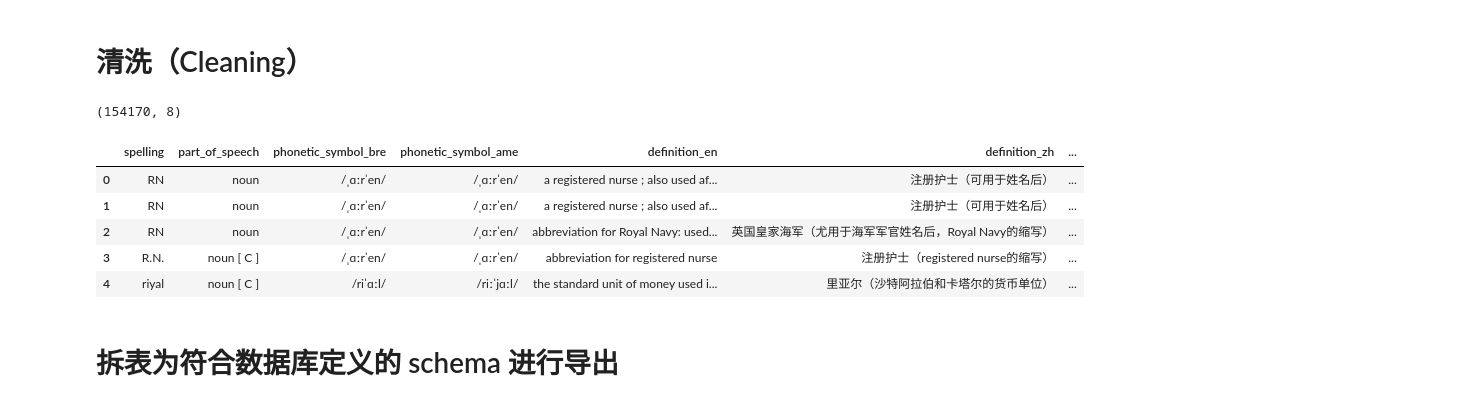
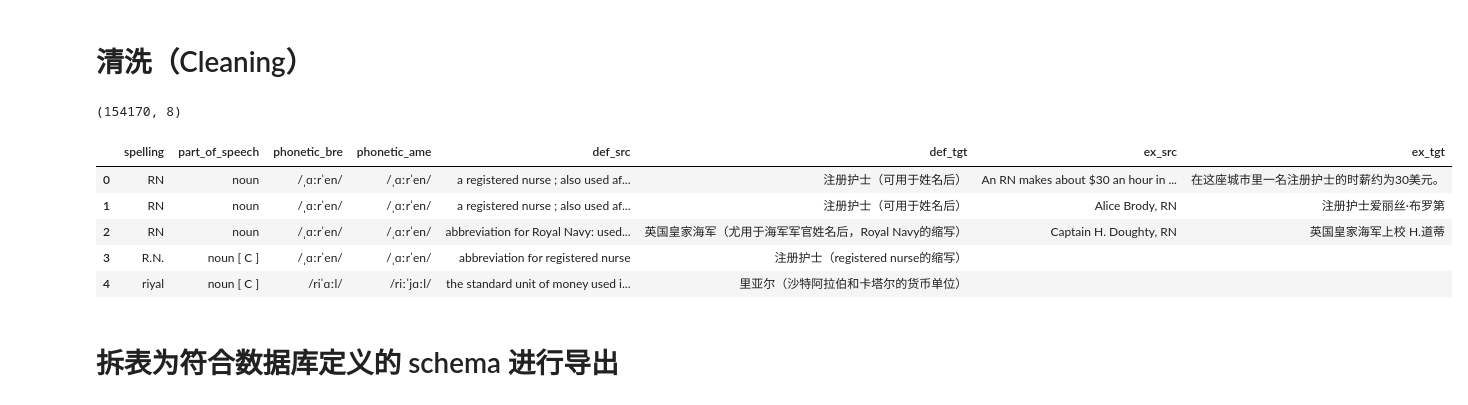
Before and after one commit to ZadenYip/EnLangMemo, a Jupyter notebook: pipeline-data/crawler_to_db_etl.ipynb, the cells around one changed output. Cells and saved outputs as stored; diff of their text form; code cells hidden in the pictures.

```diff
--- a/pipeline-data/crawler_to_db_etl.ipynb
+++ b/pipeline-data/crawler_to_db_etl.ipynb
@@ -44,16 +44,14 @@ words_df.head()
 # %%
 phonetic_symbols = pd.DataFrame(
     words_df["phonetic_symbol"].tolist(),
-    columns=["phonetic_symbol_bre", "phonetic_symbol_ame"],
+    columns=["phonetic_bre", "phonetic_ame"],
 )
 
 
 words_df = pd.concat(
     [words_df.drop("phonetic_symbol", axis=1), phonetic_symbols], axis=1
 )
-words_df = words_df.astype(
-    {"phonetic_symbol_bre": "string", "phonetic_symbol_ame": "string"}
-)
+words_df = words_df.astype({"phonetic_bre": "string", "phonetic_ame": "string"})
 
 print(words_df.shape)
 words_df.head()
@@ -75,12 +73,12 @@ assert (
 words_df = words_df.explode("definitions")
 definitions = pd.json_normalize(words_df["definitions"])
 definitions = definitions.rename(
-    columns={"definition.en": "definition_en", "definition.zh": "definition_zh"}
+    columns={"definition.en": "def_src", "definition.zh": "def_tgt"}
 )
 definitions = definitions.drop(columns=["cefr"])
 
 words_df = pd.concat([words_df.drop(columns=["definitions"]), definitions], axis=1)
-words_df = words_df.astype({"definition_en": "string", "definition_zh": "string"})
+words_df = words_df.astype({"def_src": "string", "def_tgt": "string"})
 
 assert len(definitions) == len(
     words_df
@@ -106,12 +104,12 @@ words_df["examples"] = words_df["examples"].apply(
     lambda x: x if isinstance(x, dict) else {}
 )
 examples = pd.json_normalize(words_df["examples"])
-examples = examples.rename(columns={"en": "example_en", "zh": "example_zh"})
+examples = examples.rename(columns={"en": "ex_src", "zh": "ex_tgt"})
 
 words_df = pd.concat([words_df.drop(columns=["examples"]), examples], axis=1)
-words_df = words_df.astype({"example_en": "string", "example_zh": "string"})
-words_df["example_en"] = words_df["example_en"].fillna("")
-words_df["example_zh"] = words_df["example_zh"].fillna("")
+words_df = words_df.astype({"ex_src": "string", "ex_tgt": "string"})
+words_df["ex_src"] = words_df["ex_src"].fillna("")
+words_df["ex_tgt"] = words_df["ex_tgt"].fillna("")
 
 assert len(examples) == len(
     words_df
@@ -131,59 +129,71 @@ words_df.head()
 # %%
 import re
 
-def clean(en_definition: str) -> str:
+def clean(input: str) -> str:
     # 去除多余的行
     # Remove unnecessary new lines
-    en_definition = re.sub(r"\s*\n", " ", en_definition)
+    input = re.sub(r"\s*\n", " ", input)
 
     # 去除没必要的空格
     # Remove unnecessary spaces
     result: str = ""
-    str_list = re.split(r"\s+", en_definition)
+    str_list = re.split(r"\s+", input)
     str_list_len = len(str_list)
     for i, sub_str in enumerate(str_list):
         if i == str_list_len - 1:
             result += str_list[-1]
         else:
             result += sub_str + " "
     return result
 
+def assert_is_not_null_or_empty(s: pd.Series) -> bool:
+    """
+    判断字符串是否是空或者者全是空白的字符串
+    Determine if the string is empty or consists entirely of whitespace characters
+    """
+    return s.isnull().sum() > 0 or s == ""
+
 def assert_not_blank_just_empty(s: pd.Series) -> None:
     """
-    应该清洗后字符串不是空白，应该是空字符串
+    应该清洗后的空字符串不是空白，应该是空字符串
     """
     assert s.str.match(r"^\s+$").sum() == 0, "数据处理错误，存在空白的字符串！Data processing error, blank string exists!"
 
 
 words_df = words_df.reset_index(drop=True)
 words_df["spelling"] = words_df["spelling"].apply(clean)
-words_df["phonetic_symbol_bre"] = words_df["phonetic_symbol_bre"].apply(clean)
-words_df["phonetic_symbol_ame"] = words_df["phonetic_symbol_ame"].apply(clean)
+words_df["phonetic_bre"] = words_df["phonetic_bre"].apply(clean)
+words_df["phonetic_ame"] = words_df["phonetic_ame"].apply(clean)
 words_df["part_of_speech"] = words_df["part_of_speech"].apply(clean)
-words_df["definition_en"] = words_df["definition_en"].apply(clean)
-words_df["definition_zh"] = words_df["definition_zh"].apply(clean)
-words_df["example_en"] = words_df["example_en"].apply(clean)
-words_df["example_zh"] = words_df["example_zh"].apply(clean)
+words_df["def_src"] = words_df["def_src"].apply(clean)
+words_df["def_tgt"] = words_df["def_tgt"].apply(clean)
+words_df["ex_src"] = words_df["ex_src"].apply(clean)
+words_df["ex_tgt"] = words_df["ex_tgt"].apply(clean)
 words_df = words_df.drop_duplicates()
+
 # spelling 不可能是空或者者全是空白的字符串
-assert_not_blank_just_empty(words_df["phonetic_symbol_bre"])
-assert_not_blank_just_empty(words_df["phonetic_symbol_ame"])
-assert_not_blank_just_empty(words_df["part_of_speech"])
-assert_not_blank_just_empty(words_df["definition_en"])
-assert_not_blank_just_empty(words_df["definition_zh"])
-assert_not_blank_just_empty(words_df["example_en"])
-assert_not_blank_just_empty(words_df["example_zh"])
+assert_not_blank_just_empty(words_df["phonetic_bre"] )
+assert_not_blank_just_empty(words_df["phonetic_ame"] )
+assert_not_blank_just_empty(words_df["part_of_speech"] )
+assert_not_blank_just_empty(words_df["def_src"] )
+assert_not_blank_just_empty(words_df["def_tgt"] )
+assert_not_blank_just_empty(words_df["ex_src"] )
+assert_not_blank_just_empty(words_df["ex_tgt"] )
+
+# schema 约束检查
+assert_is_not_null_or_empty(words_df["spelling"] )
+assert_is_not_null_or_empty(words_df["part_of_speech"] )
 
 print(words_df.shape)
 words_df.head()
 # %% [output]
 (154170, 8)
-|  | spelling | part_of_speech | phonetic_symbol_bre | phonetic_symbol_ame | definition_en | definition_zh | ... |
-| 0 | RN | noun | /ˌɑːrˈen/ | /ˌɑːrˈen/ | a registered nurse ; also used af... | 注册护士（可用于姓名后） | ... |
-| 1 | RN | noun | /ˌɑːrˈen/ | /ˌɑːrˈen/ | a registered nurse ; also used af... | 注册护士（可用于姓名后） | ... |
-| 2 | RN | noun | /ˌɑːrˈen/ | /ˌɑːrˈen/ | abbreviation for Royal Navy: used... | 英国皇家海军（尤用于海军军官姓名后，Royal Navy的缩写） | ... |
-| 3 | R.N. | noun [ C ] | /ˌɑːrˈen/ | /ˌɑːrˈen/ | abbreviation for registered nurse | 注册护士（registered nurse的缩写） | ... |
-| 4 | riyal | noun [ C ] | /riˈɑːl/ | /riːˈjɑːl/ | the standard unit of money used i... | 里亚尔（沙特阿拉伯和卡塔尔的货币单位） | ... |
+|  | spelling | part_of_speech | phonetic_bre | phonetic_ame | def_src | def_tgt | ex_src | ex_tgt |
+| 0 | RN | noun | /ˌɑːrˈen/ | /ˌɑːrˈen/ | a registered nurse ; also used af... | 注册护士（可用于姓名后） | An RN makes about $30 an hour in ... | 在这座城市里一名注册护士的时薪约为30美元。 |
+| 1 | RN | noun | /ˌɑːrˈen/ | /ˌɑːrˈen/ | a registered nurse ; also used af... | 注册护士（可用于姓名后） | Alice Brody, RN | 注册护士爱丽丝·布罗第 |
+| 2 | RN | noun | /ˌɑːrˈen/ | /ˌɑːrˈen/ | abbreviation for Royal Navy: used... | 英国皇家海军（尤用于海军军官姓名后，Royal Navy的缩写） | Captain H. Doughty, RN | 英国皇家海军上校 H.道蒂 |
+| 3 | R.N. | noun [ C ] | /ˌɑːrˈen/ | /ˌɑːrˈen/ | abbreviation for registered nurse | 注册护士（registered nurse的缩写） |  |  |
+| 4 | riyal | noun [ C ] | /riˈɑːl/ | /riːˈjɑːl/ | the standard unit of money used i... | 里亚尔（沙特阿拉伯和卡塔尔的货币单位） |  |  |
 # %% [markdown]
 # 拆表为符合数据库定义的 schema 进行导出
 # %%
```
Also changed, not shown: parts of 18 cells of this notebook, 1 other file.
